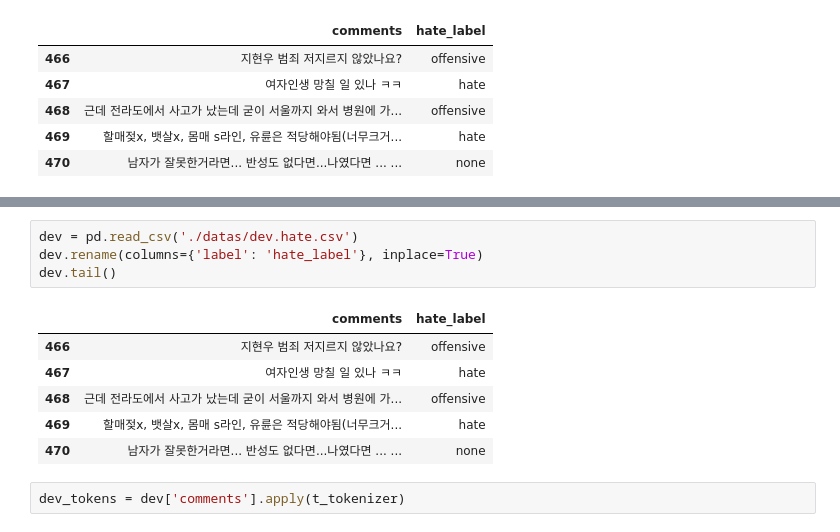
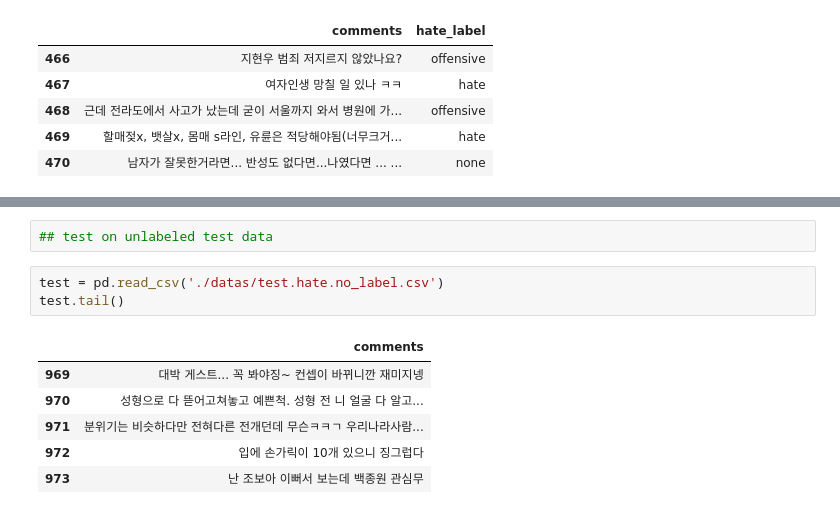
Before and after one commit to hayoon/nlp_hate_speech, a Jupyter notebook: code/yeji/07_similarity.ipynb, the cells around one changed output, grey strips where cells are left out. Saved outputs shown, nothing was run; the diff lists cells and outputs as text.

```diff
--- a/code/yeji/07_similarity.ipynb
+++ b/code/yeji/07_similarity.ipynb
@@ -122,13 +356,12 @@ X.shape
+# %%
+## test on unlabeled test data
 # %%
-dev = pd.read_csv('./datas/dev.hate.csv')
-dev.rename(columns={'label': 'hate_label'}, inplace=True)
-dev.tail()
+test = pd.read_csv('./datas/test.hate.no_label.csv')
+test.tail()
 # %% [output]
-|  | comments | hate_label |
-| 466 | 지현우 범죄 저지르지 않았나요? | offensive |
-| 467 | 여자인생 망칠 일 있나 ㅋㅋ | hate |
-| 468 | 근데 전라도에서 사고가 났는데 굳이 서울까지 와서 병원에 가... | offensive |
-| 469 | 할매젖x, 뱃살x, 몸매 s라인, 유륜은 적당해야됨(너무크거... | hate |
-| 470 | 남자가 잘못한거라면... 반성도 없다면...나였다면 ... ... | none |
+|  | comments |
+| 969 | 대박 게스트... 꼭 봐야징~ 컨셉이 바뀌니깐 재미지넹 |
+| 970 | 성형으로 다 뜯어고쳐놓고 예쁜척. 성형 전 니 얼굴 다 알고... |
+| 971 | 분위기는 비슷하다만 전혀다른 전개던데 무슨ㅋㅋㄱ 우리나라사람... |
+| 972 | 입에 손가릭이 10개 있으니 징그럽다 |
+| 973 | 난 조보아 이뻐서 보는데 백종원 관심무 |
-# %%
-dev_tokens = dev['comments'].apply(t_tokenizer)
```
Also changed, not shown: parts of 70 cells of this notebook, 4 other files.
